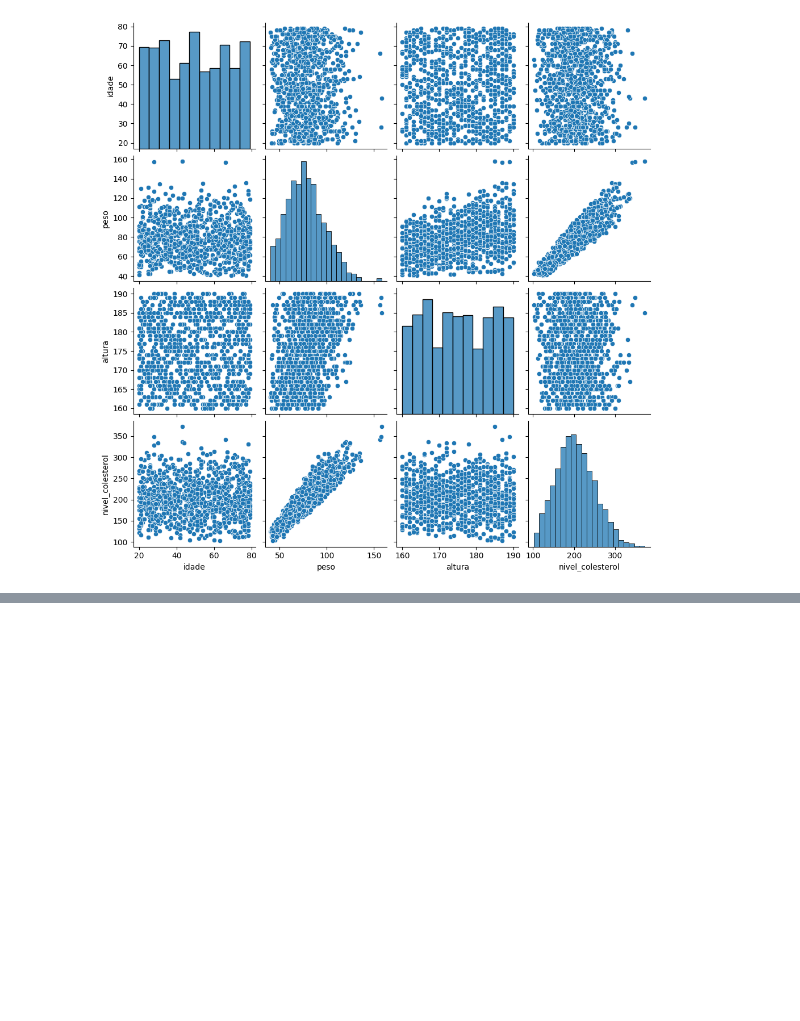
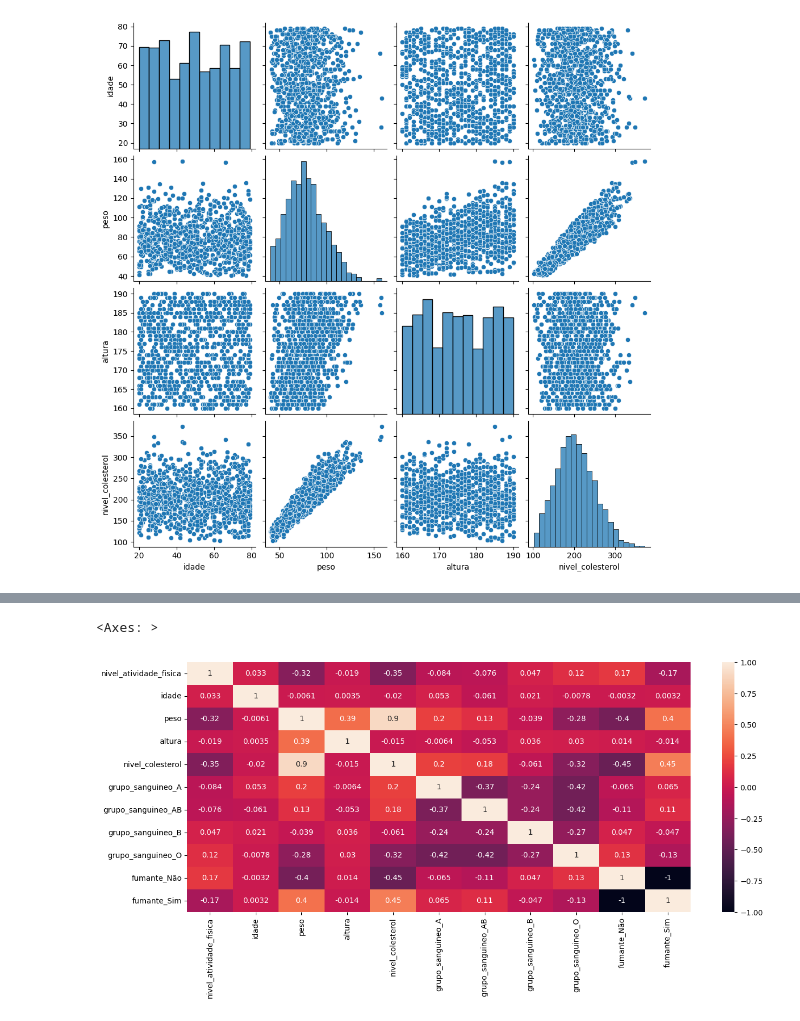
Before and after one commit to karylchesman/colesterol-regression-model, a Jupyter notebook: model_notebook.ipynb, the cells around one changed output, grey strips where cells are left out. Saved outputs shown, nothing was run; the diff lists cells and outputs as text; code cells hidden in the pictures; blank space fills up the shorter version.

```diff
--- a/model_notebook.ipynb
+++ b/model_notebook.ipynb
@@ -226,3 +226,6 @@ sns.pairplot(df_colesterol_eda)
 # %% [output]
 <seaborn.axisgrid.PairGrid at 0x...>
 [figure]
+# %%
+# Converter variáveis categóricas nominais em numéricas, usando o One-Hot Encoder do Pandas
+df_colesterol_eda = pd.get_dummies(df_colesterol_eda, columns=['grupo_sanguineo', 'fumante'], dtype='int64')
@@ -228,0 +246,3 @@ sns.pairplot(df_colesterol_eda)
+# %%
+# Converter variável categórica ordinal em numérica, usando o factorize do Pandas
+df_colesterol_eda['nivel_atividade_fisica'] = pd.factorize(df_colesterol_eda.nivel_atividade_fisica)[0] + 1
@@ -228,0 +263,7 @@ sns.pairplot(df_colesterol_eda)
+# %%
+# Mapa de calor com a correlação entre as variáveis
+plt.figure(figsize=(15,6))
+sns.heatmap(df_colesterol_eda.corr(), vmin=-1, vmax=1, annot=True)
+# %% [output]
+<Axes: >
+[figure, added]
```
Also changed, not shown: parts of 5 cells of this notebook.
